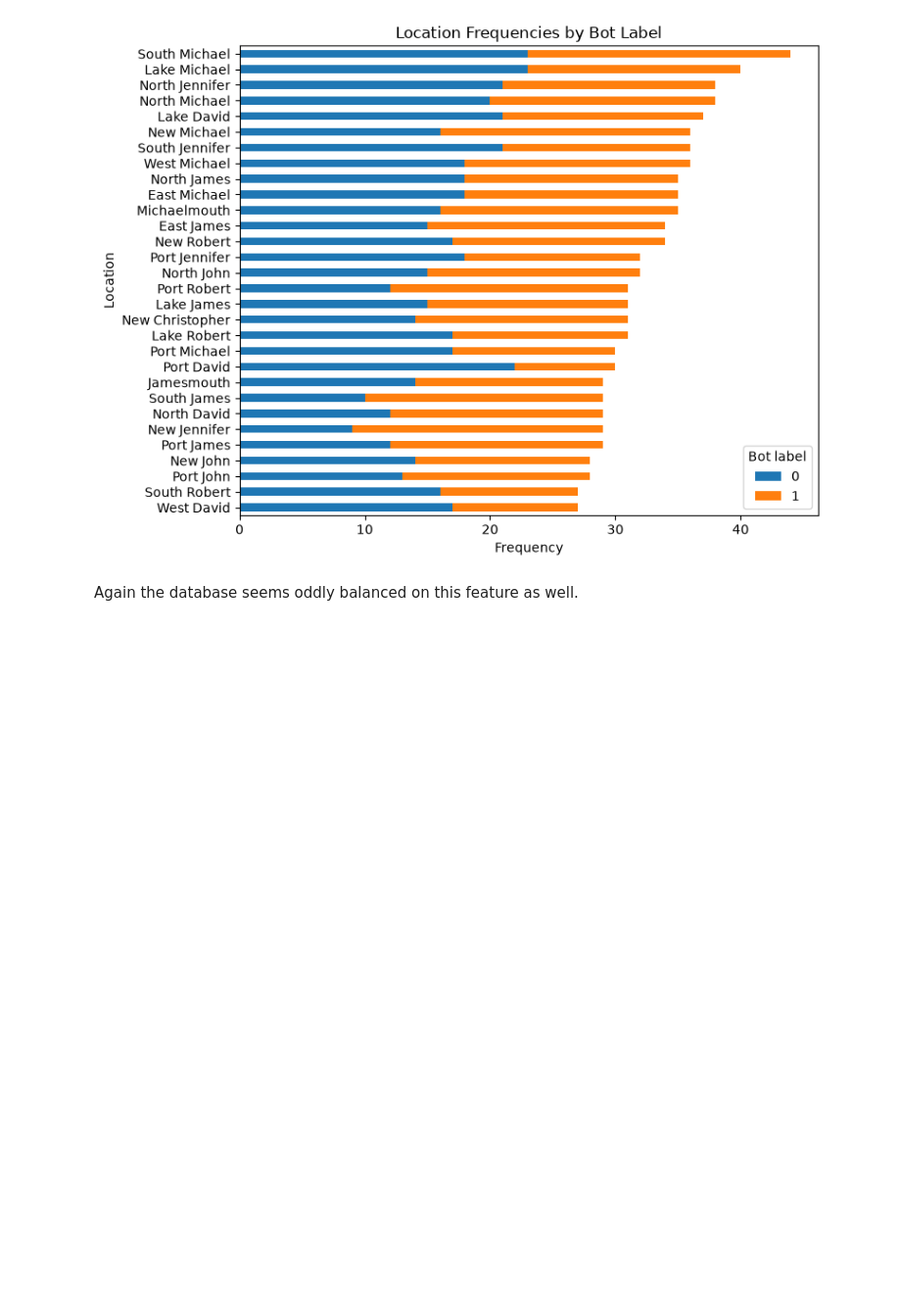
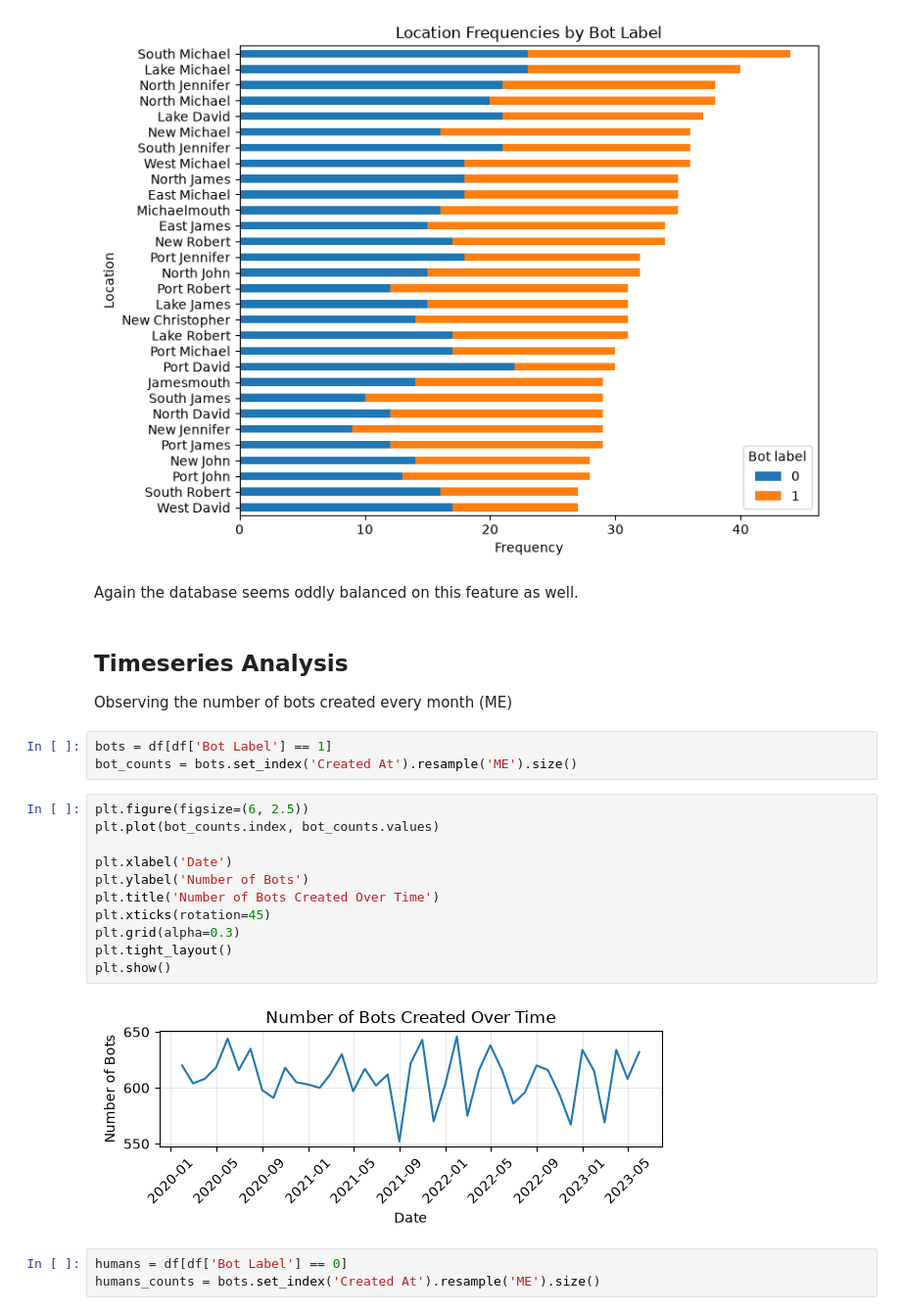
Before and after one commit to shri4anand/CS3654project, a Jupyter notebook: dev/EDA.ipynb, the cells around one changed output. Shown at 98% size. Saved outputs shown, nothing was run; the diff lists cells and outputs as text; blank space fills up the shorter version.

```diff
--- a/dev/EDA.ipynb
+++ b/dev/EDA.ipynb
@@ -155,3 +155,26 @@ plt.show()
 [figure]
 # %% [markdown]
 Again the database seems oddly balanced on this feature as well.
+# %% [markdown]
+## Timeseries Analysis
+
+Observing the number of bots created every month (ME)
+# %%
+bots = df[df['Bot Label'] == 1]
+bot_counts = bots.set_index('Created At').resample('ME').size()
+# %%
+plt.figure(figsize=(6, 2.5))
+plt.plot(bot_counts.index, bot_counts.values)
+
+plt.xlabel('Date')
+plt.ylabel('Number of Bots')
+plt.title('Number of Bots Created Over Time')
+plt.xticks(rotation=45)
+plt.grid(alpha=0.3)
+plt.tight_layout()
+plt.show()
+# %% [output]
+[figure, added]
+# %%
+humans = df[df['Bot Label'] == 0]
+humans_counts = bots.set_index('Created At').resample('ME').size()
```
Also changed, not shown: parts of 1 cell of this notebook, 1 other file.
